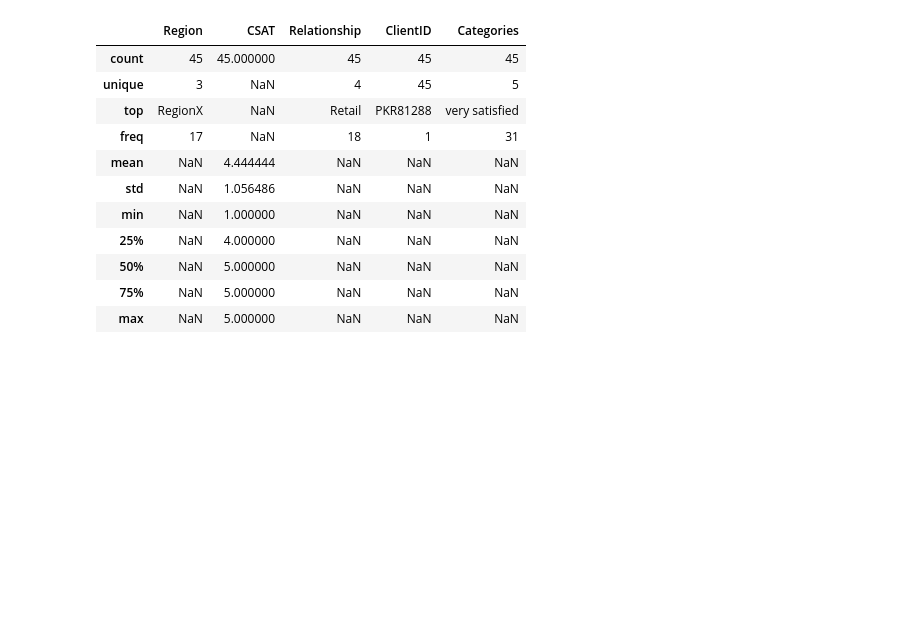
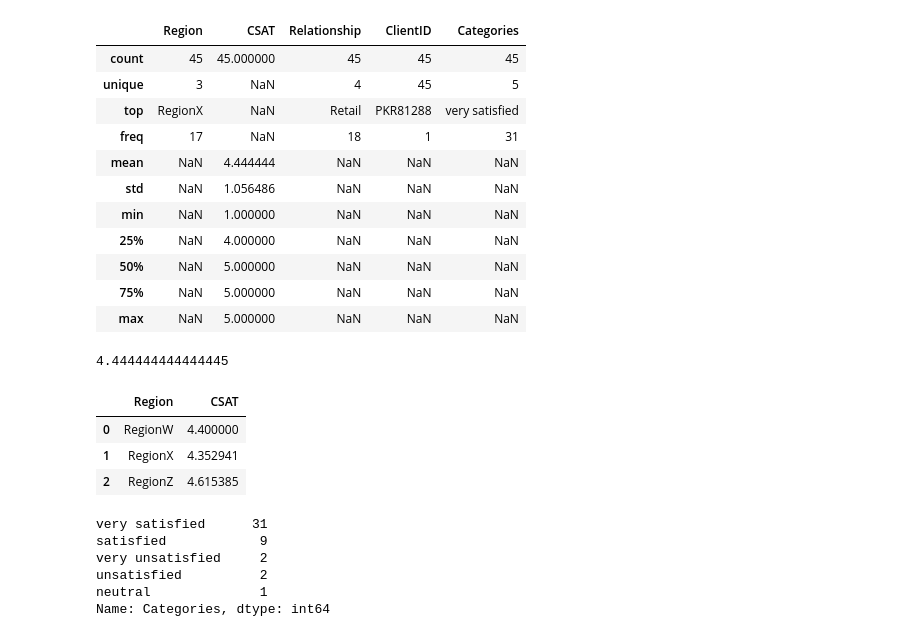
Before and after one commit to BrianGwayi/Survey-Cleaning-Data---Processing-Python, a Jupyter notebook: csat.ipynb, the cells around one changed output. Saved outputs shown, nothing was run; the diff lists cells and outputs as text; code cells hidden in the pictures; blank space fills up the shorter version.

```diff
--- a/csat.ipynb
+++ b/csat.ipynb
@@ -74,3 +74,25 @@ x.describe(exclude='datetime64')
 | 50% | NaN | 5.000000 | NaN | NaN | NaN |
 | 75% | NaN | 5.000000 | NaN | NaN | NaN |
 | max | NaN | 5.000000 | NaN | NaN | NaN |
+# %%
+# Avg CSAT
+x.CSAT.mean()
+# %% [output]
+4.444444444444445
+# %%
+# Avg CSAT | Region
+x.groupby(['Region'])[['Region','CSAT']].agg({'CSAT':'mean'}).reset_index()
+# %% [output]
+|  | Region | CSAT |
+| 0 | RegionW | 4.400000 |
+| 1 | RegionX | 4.352941 |
+| 2 | RegionZ | 4.615385 |
+# %%
+x.Categories.value_counts()
+# %% [output]
+very satisfied      31
+satisfied            9
+very unsatisfied     2
+unsatisfied          2
+neutral              1
+Name: Categories, dtype: int64
```
